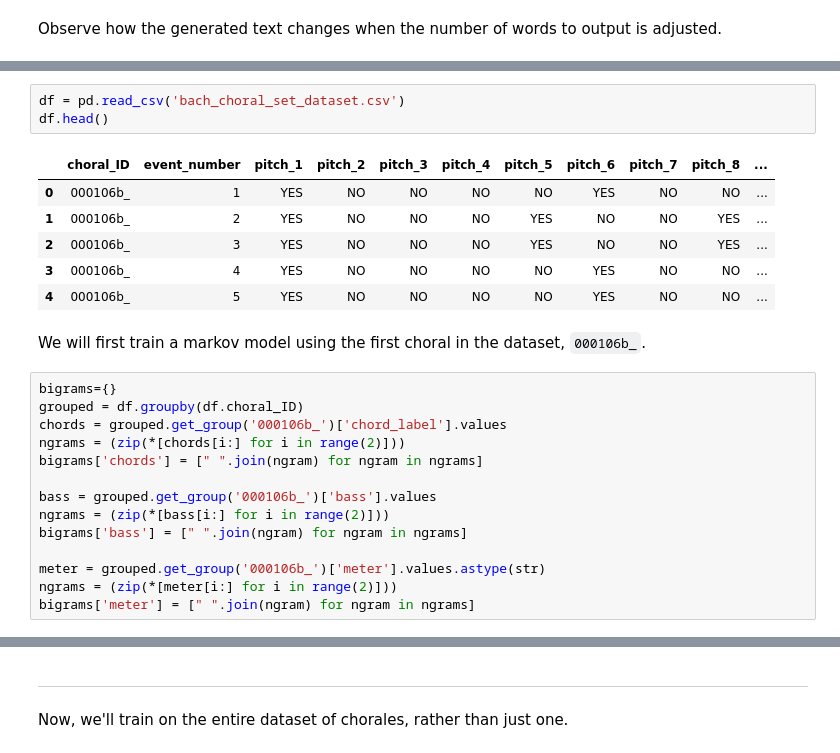
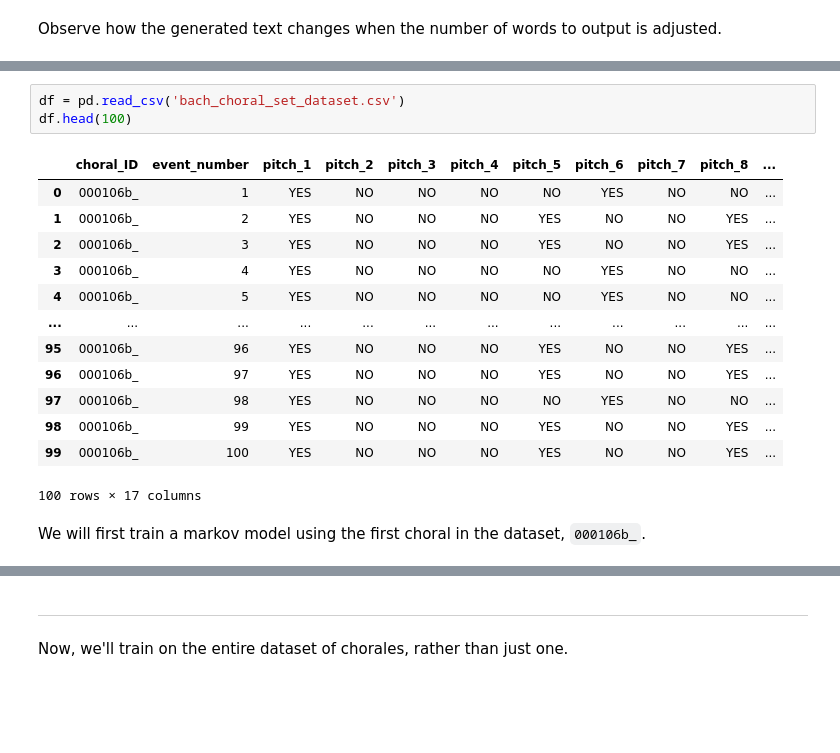
Before and after one commit to dzluke/Music30_Spring2022, a Jupyter notebook: Lab2_MarkovModels/lab2.ipynb, the cells around one changed output, grey strips where cells are left out. Cells and saved outputs as stored; diff of their text form; blank space fills up the shorter version.

```diff
--- a/Lab2_MarkovModels/lab2.ipynb
+++ b/Lab2_MarkovModels/lab2.ipynb
@@ -38,11 +91,18 @@ We can also create a markov chain that learns from the harmonies of Bach chorale
 # %%
 df = pd.read_csv('bach_choral_set_dataset.csv')
-df.head()
+df.head(100)
 # %% [output]
 |  | choral_ID | event_number | pitch_1 | pitch_2 | pitch_3 | pitch_4 | pitch_5 | pitch_6 | pitch_7 | pitch_8 | ... |
 | 0 | 000106b_ | 1 | YES | NO | NO | NO | NO | YES | NO | NO | ... |
 | 1 | 000106b_ | 2 | YES | NO | NO | NO | YES | NO | NO | YES | ... |
 | 2 | 000106b_ | 3 | YES | NO | NO | NO | YES | NO | NO | YES | ... |
 | 3 | 000106b_ | 4 | YES | NO | NO | NO | NO | YES | NO | NO | ... |
 | 4 | 000106b_ | 5 | YES | NO | NO | NO | NO | YES | NO | NO | ... |
+| ... | ... | ... | ... | ... | ... | ... | ... | ... | ... | ... | ... |
+| 95 | 000106b_ | 96 | YES | NO | NO | NO | YES | NO | NO | YES | ... |
+| 96 | 000106b_ | 97 | YES | NO | NO | NO | YES | NO | NO | YES | ... |
+| 97 | 000106b_ | 98 | YES | NO | NO | NO | NO | YES | NO | NO | ... |
+| 98 | 000106b_ | 99 | YES | NO | NO | NO | YES | NO | NO | YES | ... |
+| 99 | 000106b_ | 100 | YES | NO | NO | NO | YES | NO | NO | YES | ... |
+100 rows × 17 columns
 # %% [markdown]
@@ -49,15 +111 @@ df.head()
 We will first train a markov model using the first choral in the dataset, `000106b_`.
-# %%
-bigrams={}
-grouped = df.groupby(df.choral_ID)
-chords = grouped.get_group('000106b_')['chord_label'].values
-ngrams = (zip(*[chords[i:] for i in range(2)]))
-bigrams['chords'] = [" ".join(ngram) for ngram in ngrams]
-
-bass = grouped.get_group('000106b_')['bass'].values
-ngrams = (zip(*[bass[i:] for i in range(2)]))
-bigrams['bass'] = [" ".join(ngram) for ngram in ngrams]
-
-meter = grouped.get_group('000106b_')['meter'].values.astype(str)
-ngrams = (zip(*[meter[i:] for i in range(2)]))
-bigrams['meter'] = [" ".join(ngram) for ngram in ngrams]
```
Also changed, not shown: parts of 21 cells of this notebook, 4 other files.
